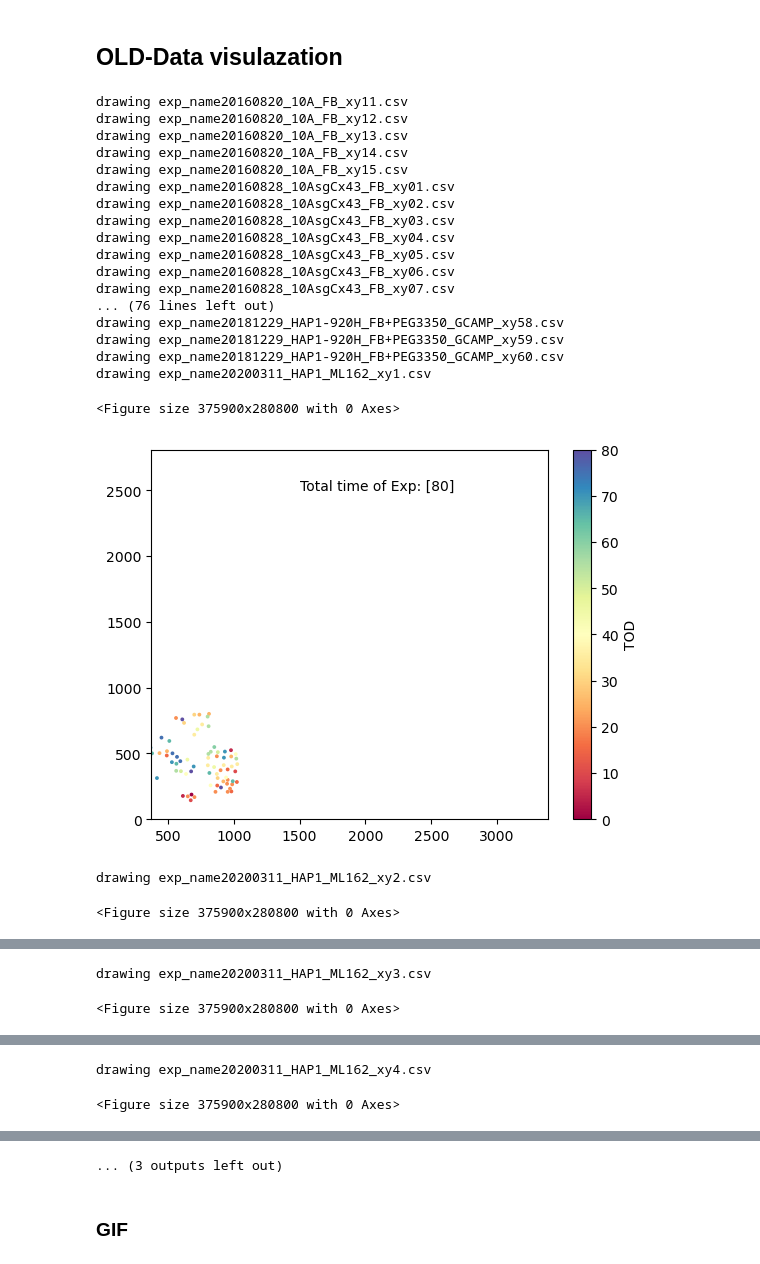
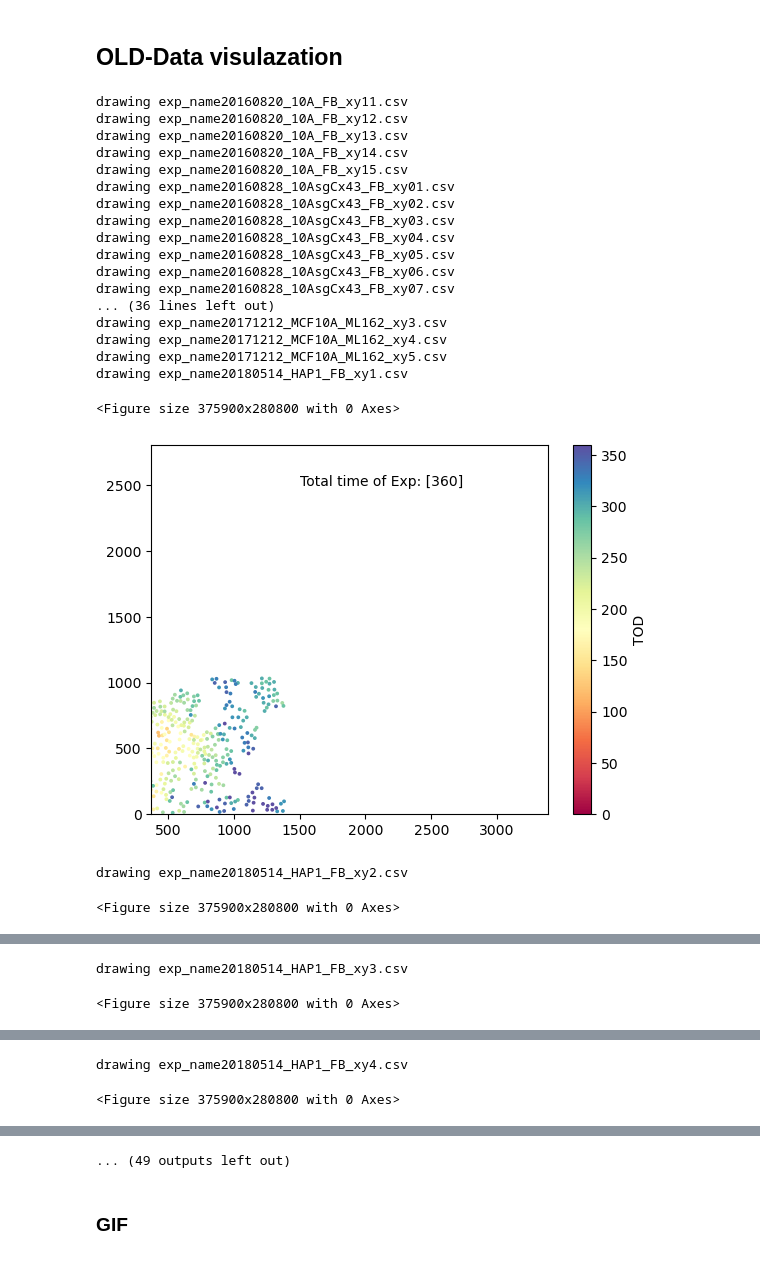
Before and after one commit to esraan/CellDeathQuantification, a Jupyter notebook: DensityAnalysis.ipynb, the cells around one changed output, grey strips where cells are left out. Saved outputs shown, nothing was run; the diff lists cells and outputs as text; code cells hidden in the pictures.

```diff
--- a/DensityAnalysis.ipynb
+++ b/DensityAnalysis.ipynb
@@ -275,36 +275,36 @@ plt.show()
 # %%
 # OLD DATA
 exps_dir_name = "/Users/esraan/Library/CloudStorage/GoogleDrive-esraan@post.bgu.ac.il/My Drive/PhD materials/OldData/Experiments_XYT_CSV/OriginalTimeMinutesData"
 meta_data_file_full_path= "/Users/esraan/Library/CloudStorage/GoogleDrive-esraan@post.bgu.ac.il/My Drive/PhD materials/OldData/Experiments_XYT_CSV/ExperimentsMetaData.csv"
 meta_data_extract_exp_names= pd.read_csv(meta_data_file_full_path)
 exp_names = list(meta_data_extract_exp_names.iloc[:96,1])
 
 draw_cells_via_fixed_radious_according_to_xy_cordination_of_prevoius_data(exp_name = exp_names,
                                                                                            exps_dir_path=exps_dir_name,
                                                                                            meta_data_full_file_path=meta_data_file_full_path,
                                                                                            cells_fixed_radious = 3,
                                                                                            #treatment_to_include  = ["h2o2", "FAC"],#,
                                                                                            cell_line_to_include = ["hap1"],#,
-                                                                                           treatment_to_include = ["ml162"])#["erastin", "c' dots", "h2o2", "PEG","FAC","ml162", "tsz", "trail"])
+                                                                                           treatment_to_include = ["FAC"])#["erastin", "c' dots", "h2o2", "PEG","FAC","ml162", "tsz", "trail"])
 # %% [output]
 drawing exp_name20160820_10A_FB_xy11.csv
 drawing exp_name20160820_10A_FB_xy12.csv
 drawing exp_name20160820_10A_FB_xy13.csv
 drawing exp_name20160820_10A_FB_xy14.csv
 drawing exp_name20160820_10A_FB_xy15.csv
 drawing exp_name20160828_10AsgCx43_FB_xy01.csv
 drawing exp_name20160828_10AsgCx43_FB_xy02.csv
 drawing exp_name20160828_10AsgCx43_FB_xy03.csv
 drawing exp_name20160828_10AsgCx43_FB_xy04.csv
 drawing exp_name20160828_10AsgCx43_FB_xy05.csv
 drawing exp_name20160828_10AsgCx43_FB_xy06.csv
 drawing exp_name20160828_10AsgCx43_FB_xy07.csv
-... (76 lines left out)
-drawing exp_name20181229_HAP1-920H_FB+PEG3350_GCAMP_xy58.csv
-drawing exp_name20181229_HAP1-920H_FB+PEG3350_GCAMP_xy59.csv
-drawing exp_name20181229_HAP1-920H_FB+PEG3350_GCAMP_xy60.csv
-drawing exp_name20200311_HAP1_ML162_xy1.csv
+... (36 lines left out)
+drawing exp_name20171212_MCF10A_ML162_xy3.csv
+drawing exp_name20171212_MCF10A_ML162_xy4.csv
+drawing exp_name20171212_MCF10A_ML162_xy5.csv
+drawing exp_name20180514_HAP1_FB_xy1.csv
 <Figure size 375900x280800 with 0 Axes>
-[figure, old version]
+[figure, new version]
-drawing exp_name20200311_HAP1_ML162_xy2.csv
+drawing exp_name20180514_HAP1_FB_xy2.csv
 <Figure size 375900x280800 with 0 Axes>
@@ -312,2 +312,2 @@ drawing exp_name20200311_HAP1_ML162_xy2.csv
-drawing exp_name20200311_HAP1_ML162_xy3.csv
+drawing exp_name20180514_HAP1_FB_xy3.csv
 <Figure size 375900x280800 with 0 Axes>
@@ -315,2 +315,2 @@ drawing exp_name20200311_HAP1_ML162_xy3.csv
-drawing exp_name20200311_HAP1_ML162_xy4.csv
+drawing exp_name20180514_HAP1_FB_xy4.csv
 <Figure size 375900x280800 with 0 Axes>
@@ -318,4 +318,4 @@ drawing exp_name20200311_HAP1_ML162_xy4.csv
-... (3 outputs left out)
+... (49 outputs left out)
 # %% [markdown]
 ### GIF
 # %%
```
Also changed, not shown: parts of 3 cells of this notebook.
